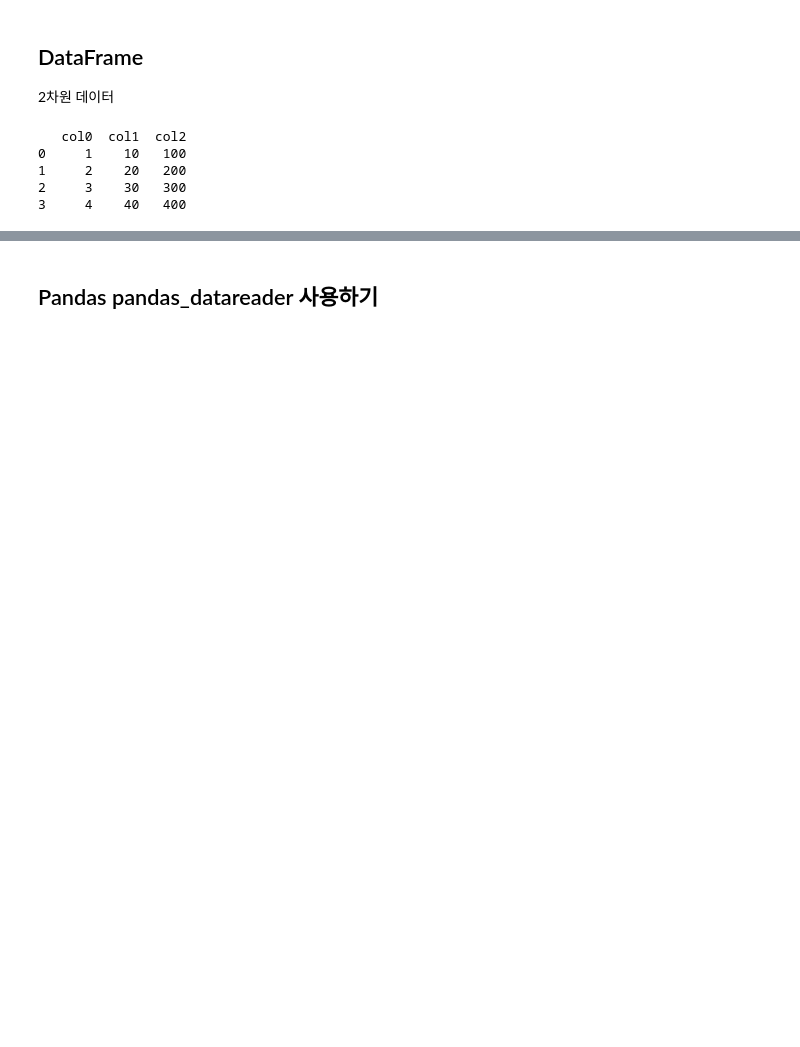
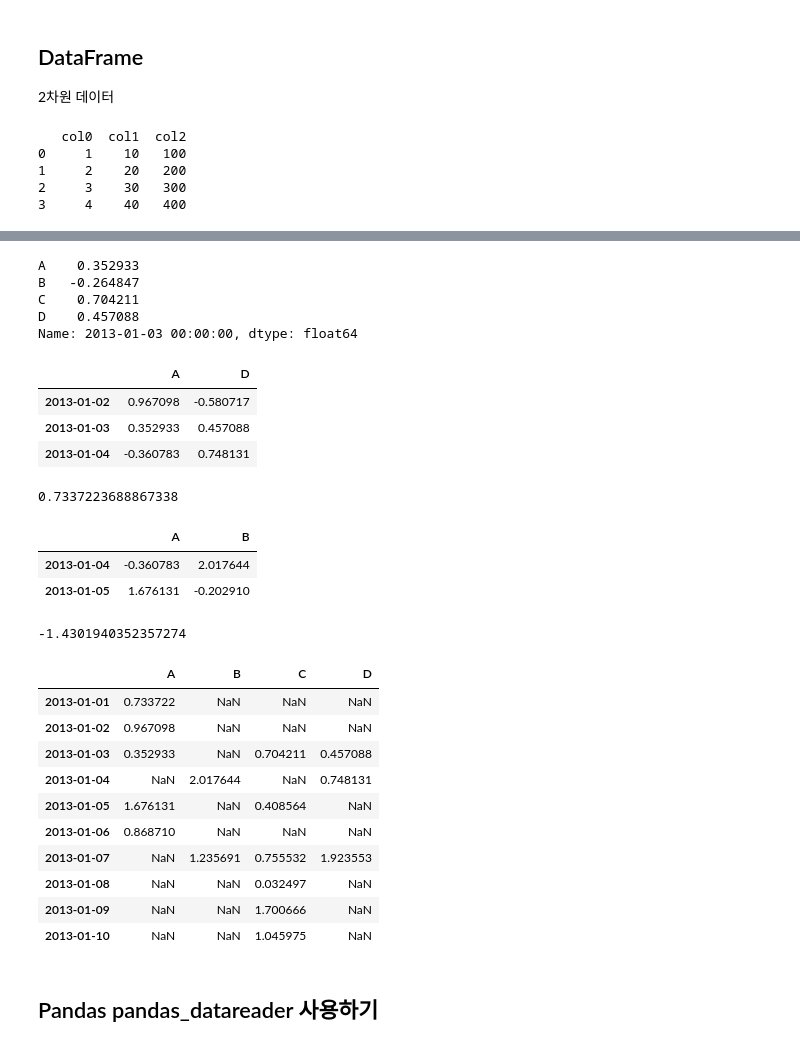
Before and after one commit to bamssong/python, a Jupyter notebook: chapter2/pandas.ipynb, the cells around one changed output, grey strips where cells are left out. Cells and saved outputs as stored; diff of their text form; code cells hidden in the pictures; blank space fills up the shorter version.

```diff
--- a/chapter2/pandas.ipynb
+++ b/chapter2/pandas.ipynb
@@ -136,3 +306,55 @@ Name: 16.02.24, dtype: int64
+# %%
+# Selection by Label
+df.loc[dates[2]]
+# %% [output]
+A    0.352933
+B   -0.264847
+C    0.704211
+D    0.457088
+Name: 2013-01-03 00:00:00, dtype: float64
+# %%
+# Selection by Label
+df.loc['20130102':'20130104', ['A', 'D']]
+# %% [output]
+|  | A | D |
+| 2013-01-02 | 0.967098 | -0.580717 |
+| 2013-01-03 | 0.352933 | 0.457088 |
+| 2013-01-04 | -0.360783 | 0.748131 |
+# %%
+# Selection by Label
+df.loc[dates[0], 'A']
+# %% [output]
+0.7337223688867338
+# %%
+# Selection by Position
+# df.iloc[3]
+df.iloc[3:5, 0:2]
+# %% [output]
+|  | A | B |
+| 2013-01-04 | -0.360783 | 2.017644 |
+| 2013-01-05 | 1.676131 | -0.202910 |
+# %%
+# Selection by Position
+df.iat[1, 1]
+# %% [output]
+-1.4301940352357274
+# %%
+# Boolean Indexing
+# df[df.A > 0]
+df[df > 0]
+# df2[df2.E == "test"]
+# %% [output]
+|  | A | B | C | D |
+| 2013-01-01 | 0.733722 | NaN | NaN | NaN |
+| 2013-01-02 | 0.967098 | NaN | NaN | NaN |
+| 2013-01-03 | 0.352933 | NaN | 0.704211 | 0.457088 |
+| 2013-01-04 | NaN | 2.017644 | NaN | 0.748131 |
+| 2013-01-05 | 1.676131 | NaN | 0.408564 | NaN |
+| 2013-01-06 | 0.868710 | NaN | NaN | NaN |
+| 2013-01-07 | NaN | 1.235691 | 0.755532 | 1.923553 |
+| 2013-01-08 | NaN | NaN | 0.032497 | NaN |
+| 2013-01-09 | NaN | NaN | 1.700666 | NaN |
+| 2013-01-10 | NaN | NaN | 1.045975 | NaN |
 # %% [markdown]
 ## Pandas pandas_datareader 사용하기
 # %%
```
Also changed, not shown: parts of 25 cells of this notebook, 3 other files.
